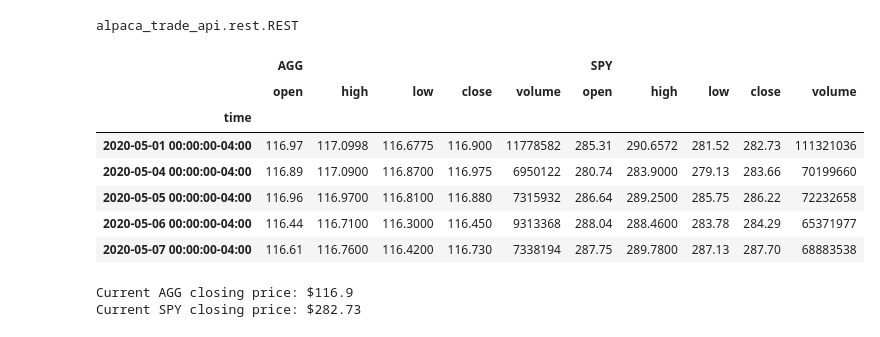
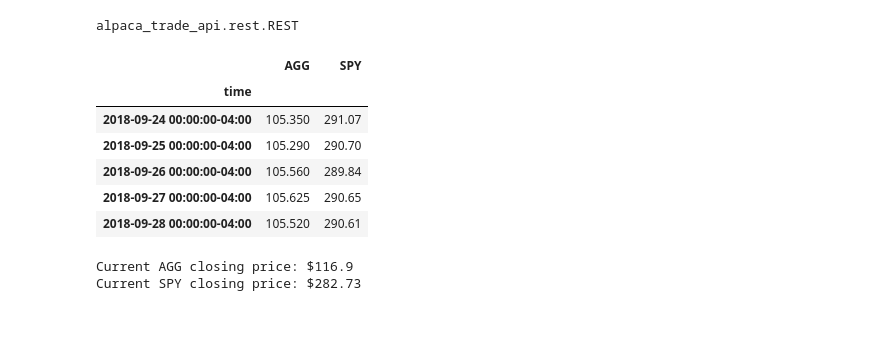
Before and after one commit to MatthewPuttroff/HWUnitFive, a Jupyter notebook: Instructions/Starter_Code/financial-planner.ipynb, the cells around one changed output. Cells and saved outputs as stored; diff of their text form; code cells hidden in the pictures.

Commit message:
ClosingPrices

```diff
--- a/Instructions/Starter_Code/financial-planner.ipynb
+++ b/Instructions/Starter_Code/financial-planner.ipynb
@@ -102,29 +102,39 @@ type(alpaca)
 alpaca_trade_api.rest.REST
 # %%
 # Format current date as ISO format
-# YOUR CODE HERE!
+today = pd.Timestamp.now(tz="America/Phoenix").round(freq='D').isoformat()
 
 # Set the tickers
 tickers = ["AGG", "SPY"]
 
 # Set timeframe to '1D' for Alpaca API
 timeframe = "1D"
 
 # Get current closing prices for SPY and AGG
 # (use a limit=1000 parameter to call the most recent 1000 days of data)
-# YOUR CODE HERE!
+df_portfolio = alpaca.get_barset(
+    tickers,
+    timeframe,
+    start = pd.Timestamp("2018-09-22", tz="America/Phoenix").isoformat(),
+    end = pd.Timestamp("2021-09-23", tz="America/Phoenix").isoformat(),
+    limit = 1000
+).df
+
+df_closing_prices = pd.DataFrame()
+
+df_closing_prices["AGG"] = df_portfolio["AGG"]["close"]
+df_closing_prices["SPY"] = df_portfolio["SPY"]["close"]
 
 # Preview DataFrame
-# YOUR CODE HERE!
+df_closing_prices.head()
 # %% [output]
-|  | AGG |  |  |  |  | SPY |  |  |  |  |
-|  | open | high | low | close | volume | open | high | low | close | volume |
-| time |  |  |  |  |  |  |  |  |  |  |
-| 2020-05-01 00:00:00-04:00 | 116.97 | 117.0998 | 116.6775 | 116.900 | 11778582 | 285.31 | 290.6572 | 281.52 | 282.73 | 111321036 |
-| 2020-05-04 00:00:00-04:00 | 116.89 | 117.0900 | 116.8700 | 116.975 | 6950122 | 280.74 | 283.9000 | 279.13 | 283.66 | 70199660 |
-| 2020-05-05 00:00:00-04:00 | 116.96 | 116.9700 | 116.8100 | 116.880 | 7315932 | 286.64 | 289.2500 | 285.75 | 286.22 | 72232658 |
-| 2020-05-06 00:00:00-04:00 | 116.44 | 116.7100 | 116.3000 | 116.450 | 9313368 | 288.04 | 288.4600 | 283.78 | 284.29 | 65371977 |
-| 2020-05-07 00:00:00-04:00 | 116.61 | 116.7600 | 116.4200 | 116.730 | 7338194 | 287.75 | 289.7800 | 287.13 | 287.70 | 68883538 |
+|  | AGG | SPY |
+| time |  |  |
+| 2018-09-24 00:00:00-04:00 | 105.350 | 291.07 |
+| 2018-09-25 00:00:00-04:00 | 105.290 | 290.70 |
+| 2018-09-26 00:00:00-04:00 | 105.560 | 289.84 |
+| 2018-09-27 00:00:00-04:00 | 105.625 | 290.65 |
+| 2018-09-28 00:00:00-04:00 | 105.520 | 290.61 |
 # %%
 # Pick AGG and SPY close prices
 # YOUR CODE HERE!
```
